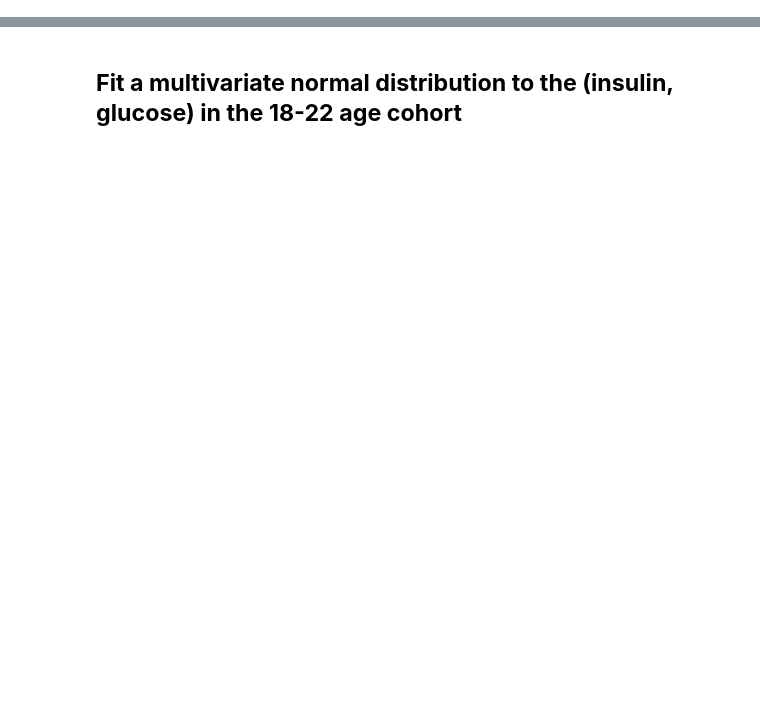
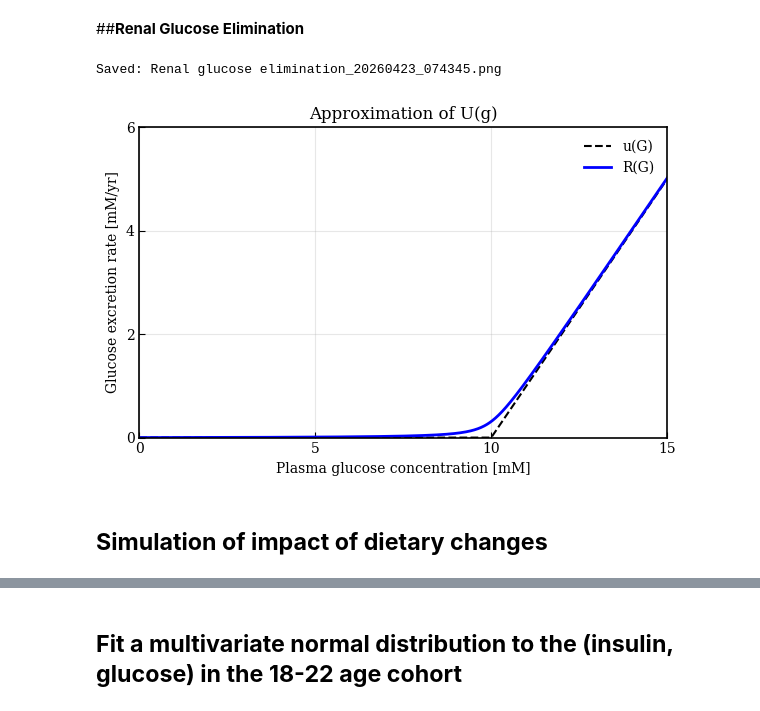
Before and after one commit to Yvonneamg/Modelling-the-epidemiologic-evolution-of-Diabetes-Mellitus-Integrating-Physiological-Agent-models, a Jupyter notebook: UpdatedHybridModeltodate.ipynb, the cells around one changed output, grey strips where cells are left out. Cells and saved outputs as stored; diff of their text form; code cells hidden in the pictures; blank space fills up the shorter version.

```diff
--- a/UpdatedHybridModeltodate.ipynb
+++ b/UpdatedHybridModeltodate.ipynb
@@ -925,0 +367,42 @@ Validation initials: (30, 5)
+# %% [markdown]
+##**Renal Glucose Elimination**
+# %%
+# The term  𝑅(𝐺(𝑡)) represents the average decrement of glucose concentration due to renal glucose elimination and to possible therapy with SGLT-2 inhibitors.
+# Construction of equation 8
+s_GR = 1.0  # mM/yr per mM (scale for linear elimination)
+rho_GR = 0.01 # mM (smoothing factor)
+G_R = 10.0  # mM (renal threshold)
+
+# Glucose range (x-axis: 0 to 15 mM)
+G = np.linspace(0, 15, 1000)
+
+# Exact step function u(G) from Eq. (9)
+u_G = np.where(G < G_R, 0, (s_GR * (G - G_R)))  # Piecewise: 0 below threshold, linear above
+
+# Smooth approximation R(G) from Eq. (8)
+discriminant = (4 * rho_GR * G) + ((G - G_R - rho_GR)**2)
+R_G = (s_GR / 2) * (np.sqrt(discriminant) + (G - G_R - rho_GR))
+
+# Plot dashed for u(G), solid blue for R(G)
+plt.figure(figsize=(6, 4))
+plt.plot(G, u_G, 'k--', linewidth=1.5, label='u(G)')  # Dashed black
+plt.plot(G, R_G, 'b-', linewidth=2, label='R(G)')     # Solid blue
+plt.xlabel('Plasma glucose concentration [mM]')
+plt.ylabel('Glucose excretion rate [mM/yr]')
+plt.xlim(0, 15)
+plt.ylim(0, 6)
+plt.xticks(np.arange(0, 16, 5))  # x-axis ticks: 0, 5, 10, 15
+plt.yticks(np.arange(0, 7, 2))   # y-axis ticks: 0, 2, 4, 6
+plt.grid(True, alpha=0.3)  # Light grid for readability
+plt.legend()
+plt.title('Approximation of U(g)')
+plt.tight_layout()
+save_figure(fig,"Renal glucose elimination")
+plt.show()
+
+# The smooth R(G) effectively approximates the biological renal threshold mechanism (where kidneys excrete excess glucose only above ~10 mM), no elimination in normoglycemia (G<10 mM), linear spillover in hyperglycemia
+# %% [output]
+Saved: Renal glucose elimination_20260423_074345.png
+[figure, added]
+# %% [markdown]
+## **Simulation of impact of dietary changes**
```
Also changed, not shown: parts of 90 cells of this notebook.
